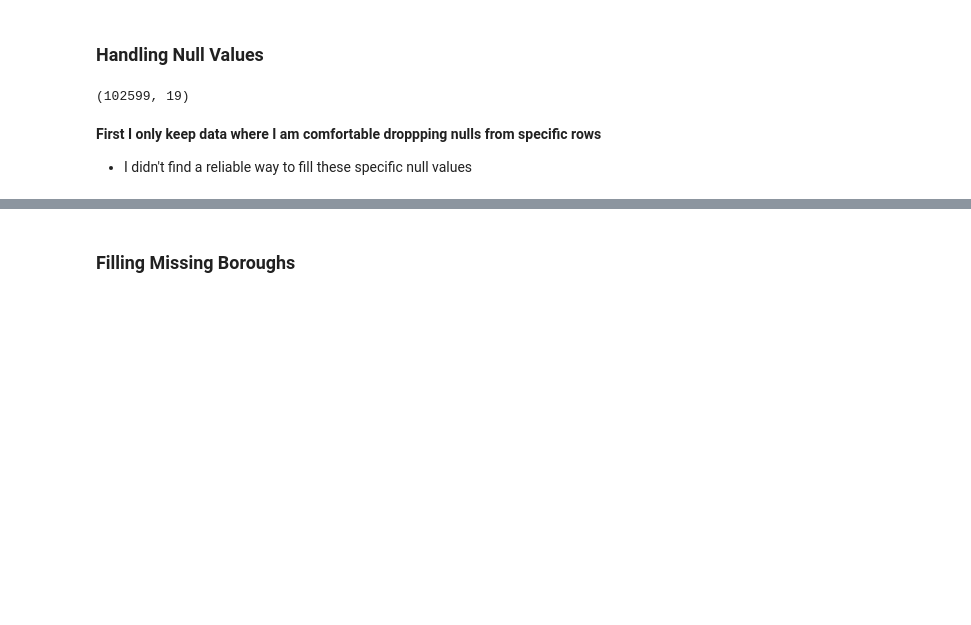
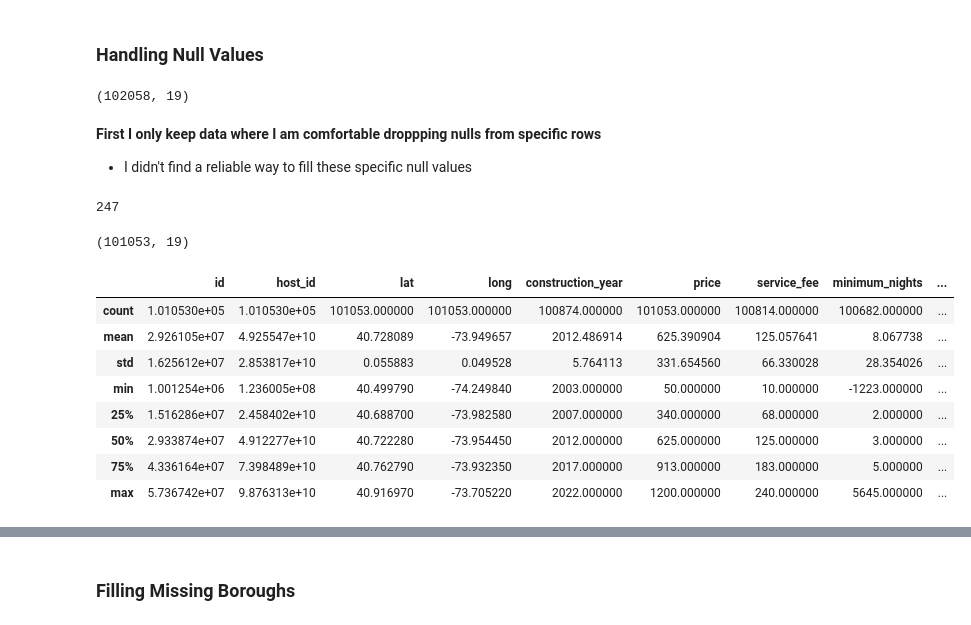
Before and after one commit to Mcapp1/AirBnB-Analysis, a Jupyter notebook: AirBnb.ipynb, the cells around one changed output, grey strips where cells are left out. Saved outputs shown, nothing was run; the diff lists cells and outputs as text; code cells hidden in the pictures; blank space fills up the shorter version.

```diff
--- a/AirBnb.ipynb
+++ b/AirBnb.ipynb
@@ -44,6 +47,9 @@ df.head() # previewing data
 | 4 | 1003689 | Entire Apt: Spacious Studio/Loft ... | 92037596077 | verified | Lyndon | Manhattan | East Harlem | ... |
 5 rows × 26 columns
 # %%
+# First dropping 541 duplicate rows
+df.drop_duplicates(inplace=True)
+
 # snakecasing all columns
 df.columns = [col.replace(' ','_').lower() for col in df.columns]
 # %% [markdown]
@@ -98,6 +104,7 @@ df.service_fee = df.service_fee.astype(float)
 # %%
 df.rename(columns={'neighbourhood_group':'borough', # appropriate name
                    'host_identity_verified_verified':'verified', # simplifying
-                   'instant_bookable_True':'instant_bookable'},inplace=True) # simplifying
+                   'instant_bookable_True':'instant_bookable', # simplifying
+                   'name':'description'},inplace=True) # more appropriate
 df.borough.value_counts() # two mispelled boroughs to fix
 # %% [output]
@@ -168,12 +156,35 @@ df.drop(columns=['license','country','country_code','last_review',
 # %%
 df.shape
 # %% [output]
-(102599, 19)
+(102058, 19)
 # %% [markdown]
 **First I only keep data where I am comfortable droppping nulls from specific rows**
 - I didn't find a reliable way to fill these specific null values
+# %%
+df.price.isnull().sum()
+# %% [output]
+247
 # %%
-df = df.loc[(df.neighbourhood.notna()) # 16 Null rows out of 102256 rows
-            & (df.lat.notna()) # 8 Null rows out of 102256 rows
-            & (df.cancellation_policy.notna()) # 74 Null rows out of 102256 rows
-            & (df.name.notna())] # 245 Null rows out of 102256 rows
+df = df.loc[(df.neighbourhood.notna()) # 16 Null rows, insignificant amount of null rows
+            & (df.lat.notna()) # 8 Null rows, insignificant amount of null rows
+            & (df.cancellation_policy.notna()) # 74 Null rows, no way to reliably fill cancellation_policy
+            & (df.description.notna()) # 245 Null rows, no reliable way to fill listing description
+            & (df.availability_365.notna()) # 448 Null rows, no reliable way to fill negative days
+            & (df.price.notna())] # 247 Null rows, avoiding data leakage
+df.shape
+# %% [output]
+(101053, 19)
+# %%
+df.describe()
+# negative min on availability 365
+# minimum nights has min-max values which are egregious
+# %% [output]
+|  | id | host_id | lat | long | construction_year | price | service_fee | minimum_nights | ... |
+| count | 1.010530e+05 | 1.010530e+05 | 101053.000000 | 101053.000000 | 100874.000000 | 101053.000000 | 100814.000000 | 100682.000000 | ... |
+| mean | 2.926105e+07 | 4.925547e+10 | 40.728089 | -73.949657 | 2012.486914 | 625.390904 | 125.057641 | 8.067738 | ... |
+| std | 1.625612e+07 | 2.853817e+10 | 0.055883 | 0.049528 | 5.764113 | 331.654560 | 66.330028 | 28.354026 | ... |
+| min | 1.001254e+06 | 1.236005e+08 | 40.499790 | -74.249840 | 2003.000000 | 50.000000 | 10.000000 | -1223.000000 | ... |
+| 25% | 1.516286e+07 | 2.458402e+10 | 40.688700 | -73.982580 | 2007.000000 | 340.000000 | 68.000000 | 2.000000 | ... |
+| 50% | 2.933874e+07 | 4.912277e+10 | 40.722280 | -73.954450 | 2012.000000 | 625.000000 | 125.000000 | 3.000000 | ... |
+| 75% | 4.336164e+07 | 7.398489e+10 | 40.762790 | -73.932350 | 2017.000000 | 913.000000 | 183.000000 | 5.000000 | ... |
+| max | 5.736742e+07 | 9.876313e+10 | 40.916970 | -73.705220 | 2022.000000 | 1200.000000 | 240.000000 | 5645.000000 | ... |
```
Also changed, not shown: parts of 140 cells of this notebook, 1 other file.
